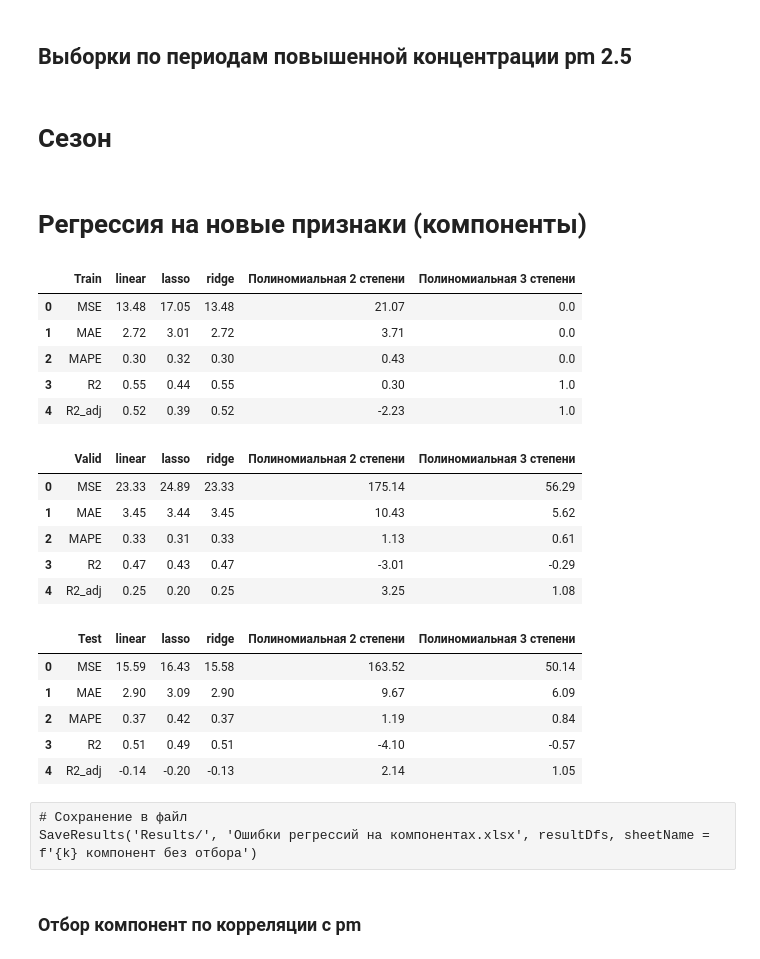
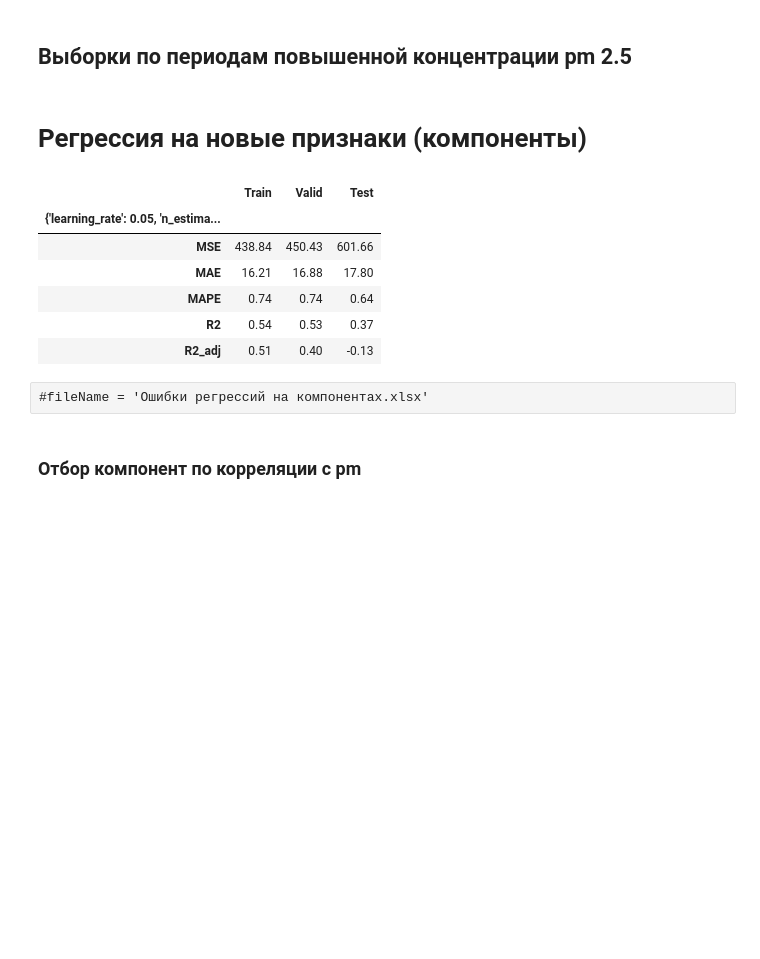
Before and after one commit to Nikita-Lev/Forecasting-PM-2.5-in-the-atmosphere-of-Krasnoyarsk, a Jupyter notebook: PCA/PCA.ipynb, the cells around one changed output. Drawn from its saved outputs; the diff is of its cells as text; code cells hidden in the pictures; blank space fills up the shorter version.

```diff
--- a/PCA/PCA.ipynb
+++ b/PCA/PCA.ipynb
@@ -76,7 +80,7 @@ def countPca(eig_vals):
     for val in sorted(eig_vals, reverse = True):
         tempS += val
         print(f'{k}-я главная компонента объясняет {round(val/s*100, 2)}% дисперсии')
-        if tempS / s >= 0.9:
+        if tempS / s >= 0.85:
             print(f'Первые {k} главных компонент объясняют {round(tempS / s * 100, 2)}% дисперсии')
             return k
         k += 1
@@ -338,7 +337,5 @@ def splitDataBySeason(df, season):
         aut22 = df['2022-08-01' : '2022-10-14']
 
         return pd.concat([aut19, aut20, aut21, aut22])
-# %% [markdown]
-# Сезон
 # %%
 season = 'winters'
@@ -347,26 +346,14 @@ season = 'winters'
 # %%
 data = splitDataBySeason(X, season)
 # %%
-resultDfs = BuildModels(data)
+resultDfs = BuildModels(data, modelType = 'xgbReg')
 # %% [output]
-|  | Train | linear | lasso | ridge | Полиномиальная 2 степени | Полиномиальная 3 степени |
-| 0 | MSE | 13.48 | 17.05 | 13.48 | 21.07 | 0.0 |
-| 1 | MAE | 2.72 | 3.01 | 2.72 | 3.71 | 0.0 |
-| 2 | MAPE | 0.30 | 0.32 | 0.30 | 0.43 | 0.0 |
-| 3 | R2 | 0.55 | 0.44 | 0.55 | 0.30 | 1.0 |
-| 4 | R2_adj | 0.52 | 0.39 | 0.52 | -2.23 | 1.0 |
+|  | Train | Valid | Test |
+| {'learning_rate': 0.05, 'n_estima... |  |  |  |
+| MSE | 438.84 | 450.43 | 601.66 |
+| MAE | 16.21 | 16.88 | 17.80 |
+| MAPE | 0.74 | 0.74 | 0.64 |
+| R2 | 0.54 | 0.53 | 0.37 |
+| R2_adj | 0.51 | 0.40 | -0.13 |
-|  | Valid | linear | lasso | ridge | Полиномиальная 2 степени | Полиномиальная 3 степени |
-| 0 | MSE | 23.33 | 24.89 | 23.33 | 175.14 | 56.29 |
-| 1 | MAE | 3.45 | 3.44 | 3.45 | 10.43 | 5.62 |
-| 2 | MAPE | 0.33 | 0.31 | 0.33 | 1.13 | 0.61 |
-| 3 | R2 | 0.47 | 0.43 | 0.47 | -3.01 | -0.29 |
-| 4 | R2_adj | 0.25 | 0.20 | 0.25 | 3.25 | 1.08 |
-|  | Test | linear | lasso | ridge | Полиномиальная 2 степени | Полиномиальная 3 степени |
-| 0 | MSE | 15.59 | 16.43 | 15.58 | 163.52 | 50.14 |
-| 1 | MAE | 2.90 | 3.09 | 2.90 | 9.67 | 6.09 |
-| 2 | MAPE | 0.37 | 0.42 | 0.37 | 1.19 | 0.84 |
-| 3 | R2 | 0.51 | 0.49 | 0.51 | -4.10 | -0.57 |
-| 4 | R2_adj | -0.14 | -0.20 | -0.13 | 2.14 | 1.05 |
-# %% [raw]
-# Сохранение в файл
-SaveResults('Results/', 'Ошибки регрессий на компонентах.xlsx', resultDfs, sheetName = f'{k} компонент без отбора')
+# %% [raw]
+#fileName = 'Ошибки регрессий на компонентах.xlsx'
```
Also changed, not shown: parts of 30 cells of this notebook, 2 other files.
